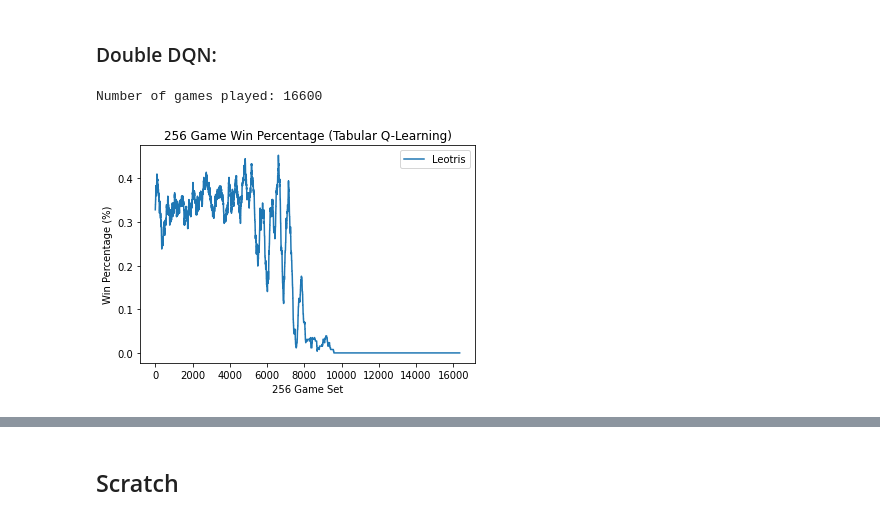
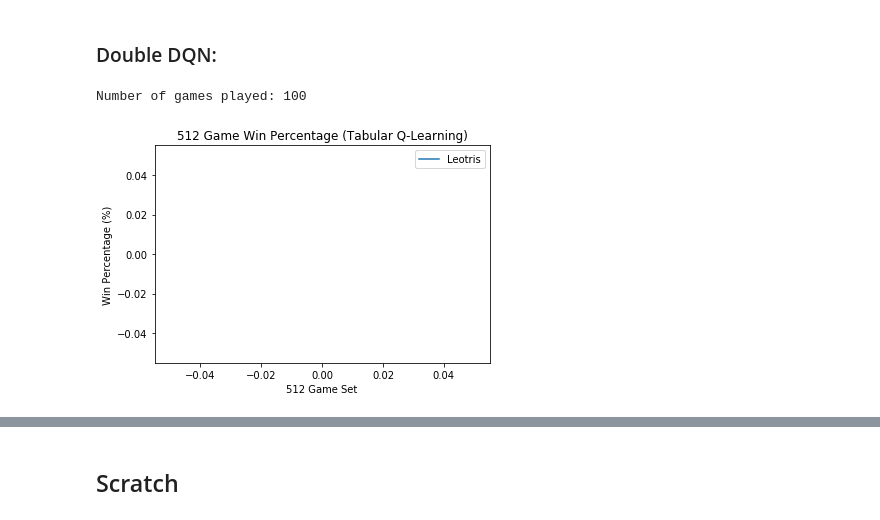
Before and after one commit to AndrewLim1990/dungeonsNdata, a Jupyter notebook: analysis.ipynb, the cells around one changed output, grey strips where cells are left out. Drawn from its saved outputs; the diff is of its cells as text; code cells hidden in the pictures.

```diff
--- a/analysis.ipynb
+++ b/analysis.ipynb
@@ -176,28 +178,29 @@ Number of games played: 1600
 # %% [markdown]
 ### Double DQN:
 # %%
-batch_size = 256
+batch_size = 512
 win_pcts = defaultdict(list)
+
 creatures = ["Leotris"]
 
 winner_list = dill.load(open("results/winner_list_double_DQN.pickle", "rb"))
 
 print("Number of games played: {}".format(len(winner_list)))
 
 for i in range(0, len(winner_list) - batch_size):
     batch_winner_list = winner_list[i:(i+batch_size)]
     win_pct = calc_win_percentage(batch_winner_list, creatures=creatures)
     for creature, batch_win_pct in win_pct.items():
         win_pcts[creature].append(batch_win_pct)
 
 for creature in creatures:
     plt.plot(range(len(win_pcts[creature])), win_pcts[creature], label=creature)
 plt.title("{} Game Win Percentage (Tabular Q-Learning)".format(batch_size))
 
 plt.ylabel("Win Percentage (%)")
 plt.xlabel("{} Game Set".format(batch_size))
 plt.legend()
 plt.show()
 # %% [output]
-Number of games played: 16600
+Number of games played: 100
-[figure, old version]
+[figure, new version]
```
Also changed, not shown: parts of 16 cells of this notebook, 10 other files.
